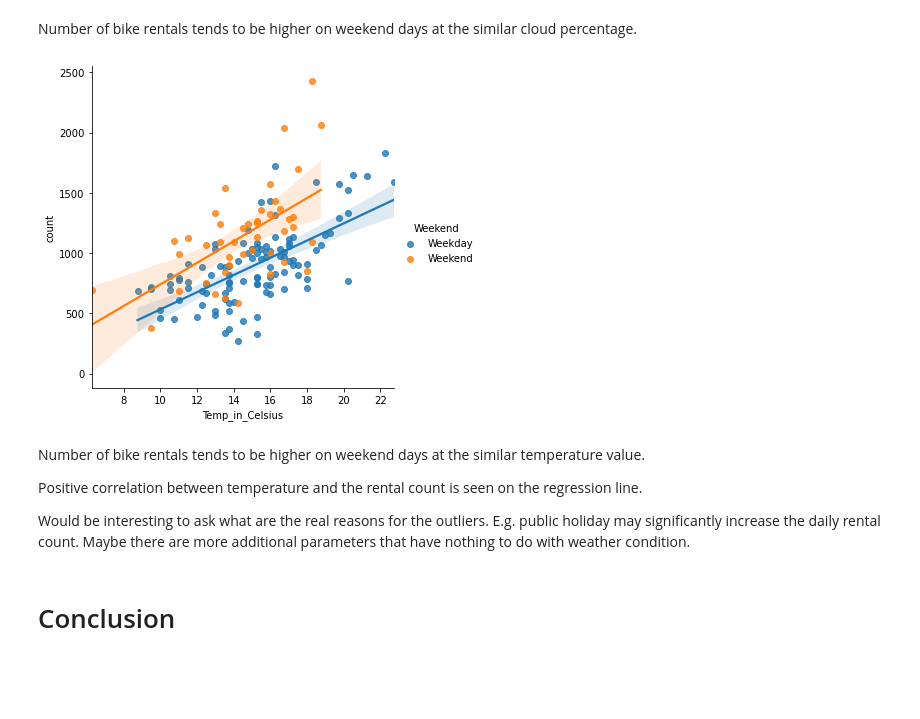
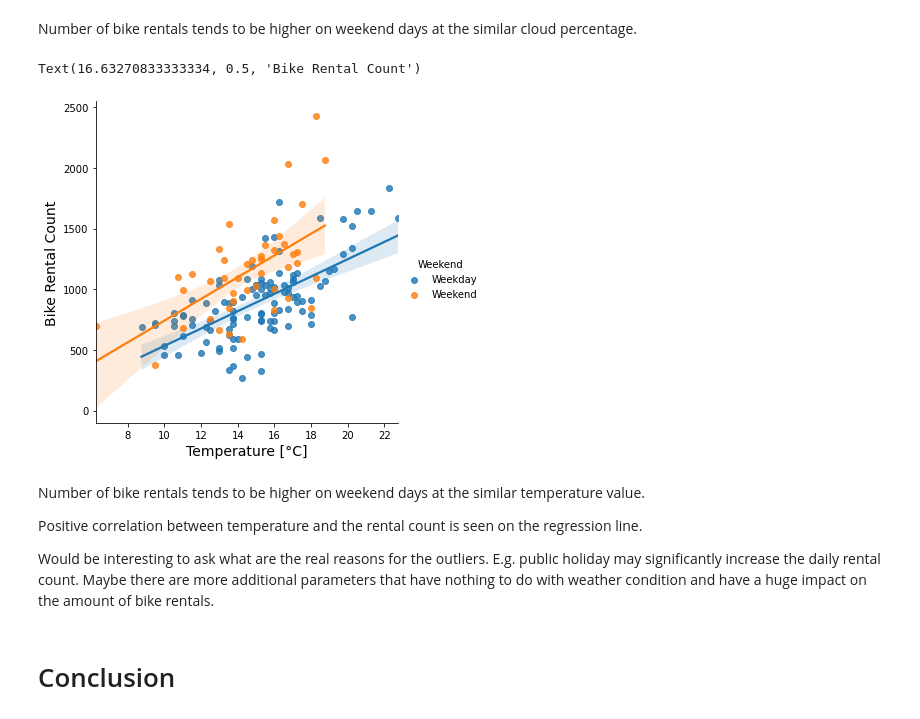
Before and after one commit to pvlasak/Engeto_Data_Academy_Python_Project, a Jupyter notebook: Engeto_Data_Academy_Python_Project.ipynb, the cells around one changed output. Cells and saved outputs as stored; diff of their text form; code cells hidden in the pictures; blank space fills up the shorter version.

```diff
--- a/Engeto_Data_Academy_Python_Project.ipynb
+++ b/Engeto_Data_Academy_Python_Project.ipynb
@@ -766,14 +785,17 @@ sns.lmplot(x="Cloud_in_Percents", y="count", hue="Weekend", data=df_correlation)
 Number of bike rentals tends to be higher on weekend days at the similar cloud percentage.
 # %%
 sns.lmplot(x="Temp_in_Celsius", y="count", hue="Weekend", data=df_correlation);
+plt.xlabel("Temperature [°C]", fontsize = 14)
+plt.ylabel("Bike Rental Count", fontsize = 14)
 # %% [output]
+Text(16.63270833333334, 0.5, 'Bike Rental Count')
-[figure, old version]
+[figure, new version]
 # %% [markdown]
 Number of bike rentals tends to be higher on weekend days at the similar temperature value.
 
 Positive correlation between temperature and the rental count is seen on the regression line.
 
-Would be interesting to ask what are the real reasons for the outliers. E.g. public holiday may significantly increase the daily rental count. Maybe there are more additional parameters that have nothing to do with weather condition.
+Would be interesting to ask what are the real reasons for the outliers. E.g. public holiday may significantly increase the daily rental count. Maybe there are more additional parameters that have nothing to do with weather condition and have a huge impact on the amount of bike rentals.
 # %% [markdown]
 Conclusion
 ===========
```
Also changed, not shown: parts of 25 cells of this notebook, 2 other files.
